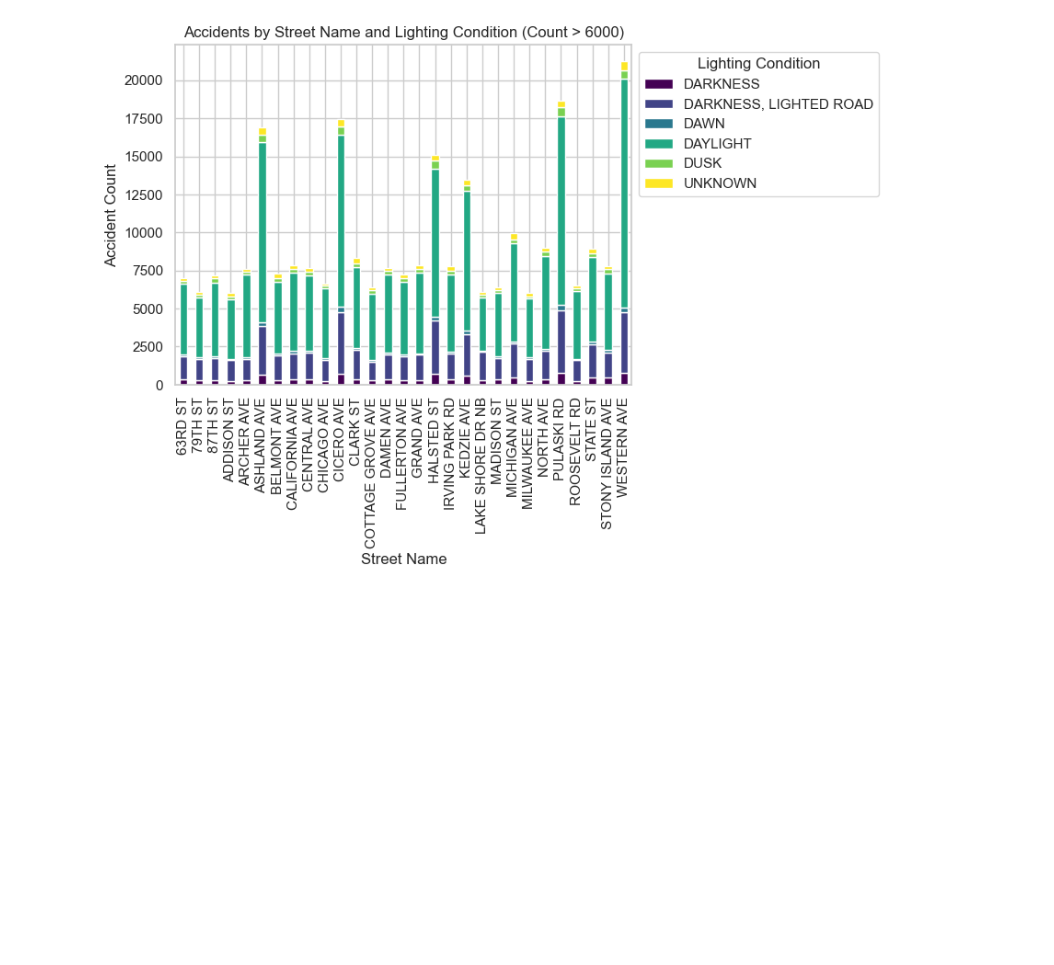
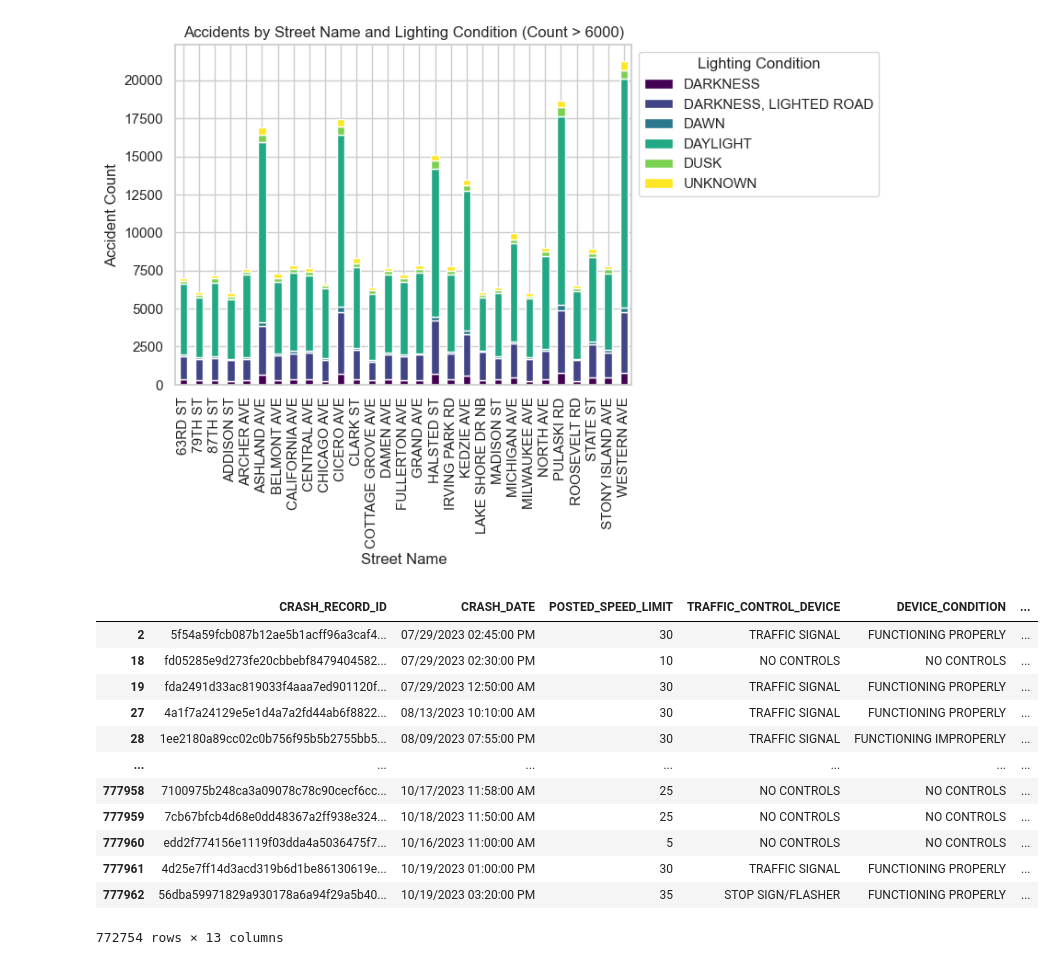
Before and after one commit to uic-cs418-traffic-crash-prediction/cs-418-traffic-crash-prediction, a Jupyter notebook: data_analysis.ipynb, the cells around one changed output. Drawn from its saved outputs; the diff is of its cells as text; code cells hidden in the pictures; blank space fills up the shorter version.

Commit message:
ML Model and Data Cleaning Added

```diff
--- a/data_analysis.ipynb
+++ b/data_analysis.ipynb
@@ -235,3 +235,20 @@ plt.show()
 [figure]
 <Figure size 1200x600 with 0 Axes>
 [figure]
+# %%
+Crashes_data = results_df_Crashes
+Crashes_data.drop(Crashes_data.columns[[1, 2, 9, 10, 11, 12, 13, 14, 15, 17, 18, 19, 20, 21, 23, 24, 25, 26, 27, 28, 29, 30, 31, 32, 33, 34, 35, 37, 38, 39, 40, 41, 42, 46, 47, 48]], axis=1)
+# %% [output]
+|  | CRASH_RECORD_ID | CRASH_DATE | POSTED_SPEED_LIMIT | TRAFFIC_CONTROL_DEVICE | DEVICE_CONDITION | ... |
+| 2 | 5f54a59fcb087b12ae5b1acff96a3caf4... | 07/29/2023 02:45:00 PM | 30 | TRAFFIC SIGNAL | FUNCTIONING PROPERLY | ... |
+| 18 | fd05285e9d273fe20cbbebf8479404582... | 07/29/2023 02:30:00 PM | 10 | NO CONTROLS | NO CONTROLS | ... |
+| 19 | fda2491d33ac819033f4aaa7ed901120f... | 07/29/2023 12:50:00 AM | 30 | TRAFFIC SIGNAL | FUNCTIONING PROPERLY | ... |
+| 27 | 4a1f7a24129e5e1d4a7a2fd44ab6f8822... | 08/13/2023 10:10:00 AM | 30 | TRAFFIC SIGNAL | FUNCTIONING PROPERLY | ... |
+| 28 | 1ee2180a89cc02c0b756f95b5b2755bb5... | 08/09/2023 07:55:00 PM | 30 | TRAFFIC SIGNAL | FUNCTIONING IMPROPERLY | ... |
+| ... | ... | ... | ... | ... | ... | ... |
+| 777958 | 7100975b248ca3a09078c78c90cecf6cc... | 10/17/2023 11:58:00 AM | 25 | NO CONTROLS | NO CONTROLS | ... |
+| 777959 | 7cb67bfcb4d68e0dd48367a2ff938e324... | 10/18/2023 11:50:00 AM | 25 | NO CONTROLS | NO CONTROLS | ... |
+| 777960 | edd2f774156e1119f03dda4a5036475f7... | 10/16/2023 11:00:00 AM | 5 | NO CONTROLS | NO CONTROLS | ... |
+| 777961 | 4d25e7ff14d3acd319b6d1be86130619e... | 10/19/2023 01:00:00 PM | 30 | TRAFFIC SIGNAL | FUNCTIONING PROPERLY | ... |
+| 777962 | 56dba59971829a930178a6a94f29a5b40... | 10/19/2023 03:20:00 PM | 35 | STOP SIGN/FLASHER | FUNCTIONING PROPERLY | ... |
+772754 rows × 13 columns
```
Also changed, not shown: parts of 3 cells of this notebook.
